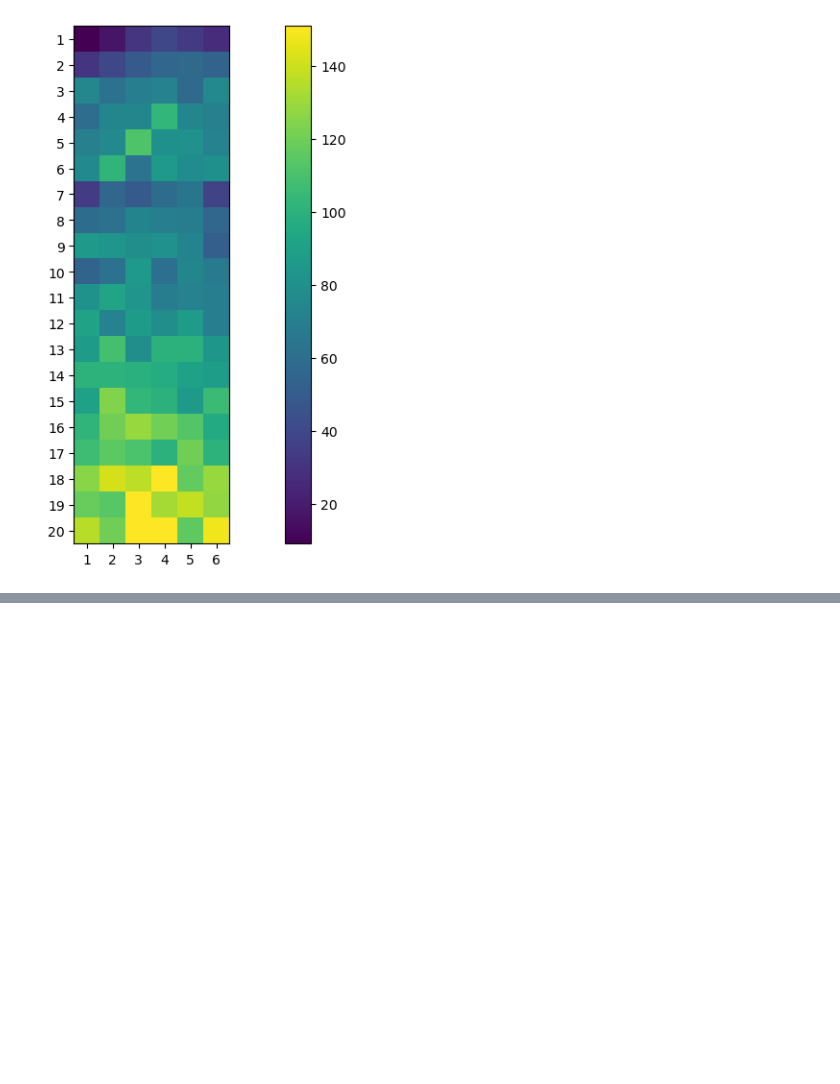
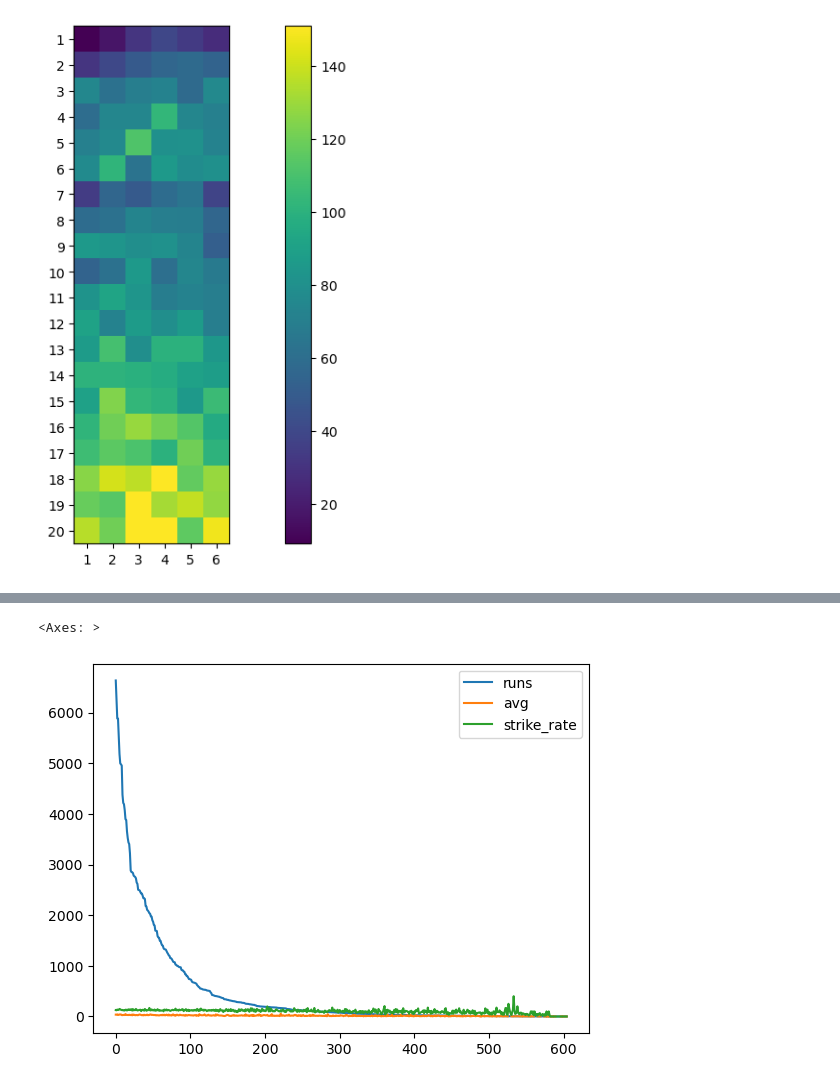
Before and after one commit to Basit6117/ML, a Jupyter notebook: advance_matplotlib.ipynb, the cells around one changed output, grey strips where cells are left out. Cells and saved outputs as stored; diff of their text form; code cells hidden in the pictures; blank space fills up the shorter version.

```diff
--- a/advance_matplotlib.ipynb
+++ b/advance_matplotlib.ipynb
@@ -372,0 +401,5 @@ plt.colorbar()
+# %%
+batters.plot(kind='line')
+# %% [output]
+<Axes: >
+[figure, added]
```
Also changed, not shown: parts of 17 cells of this notebook, 1 other file.
